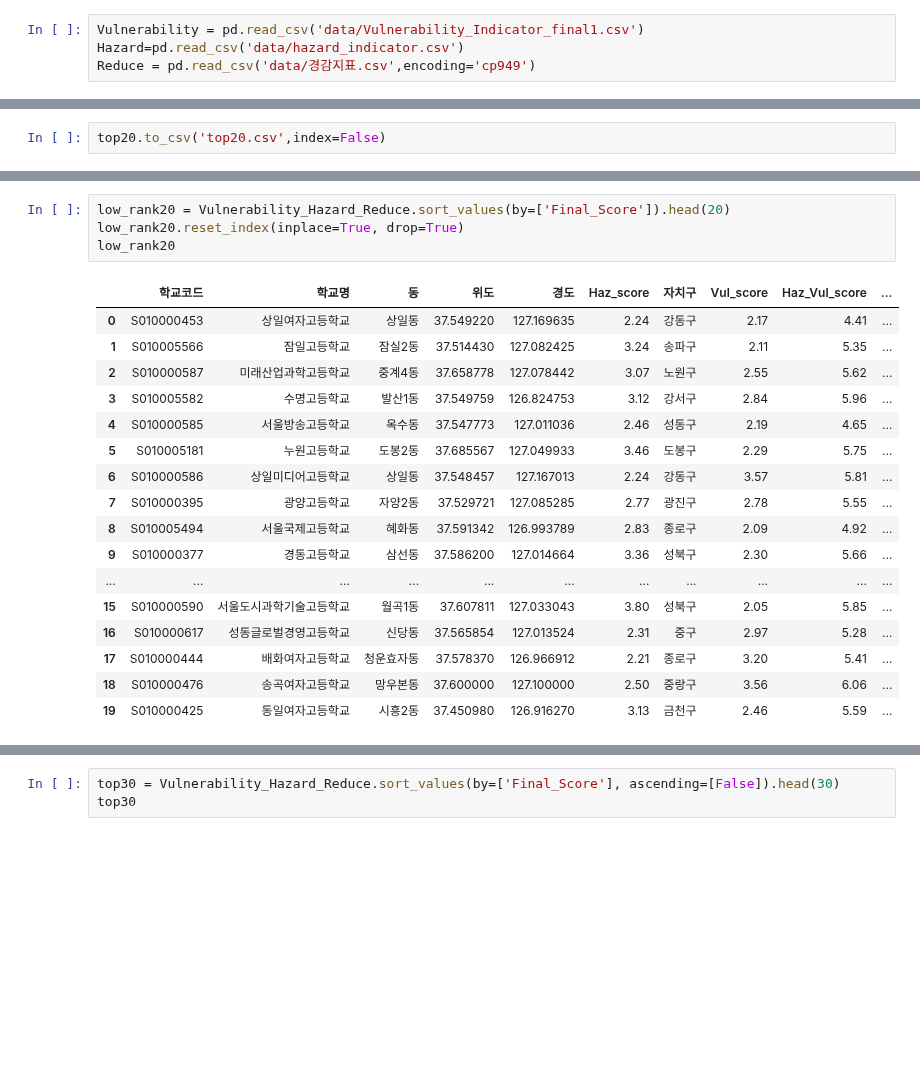
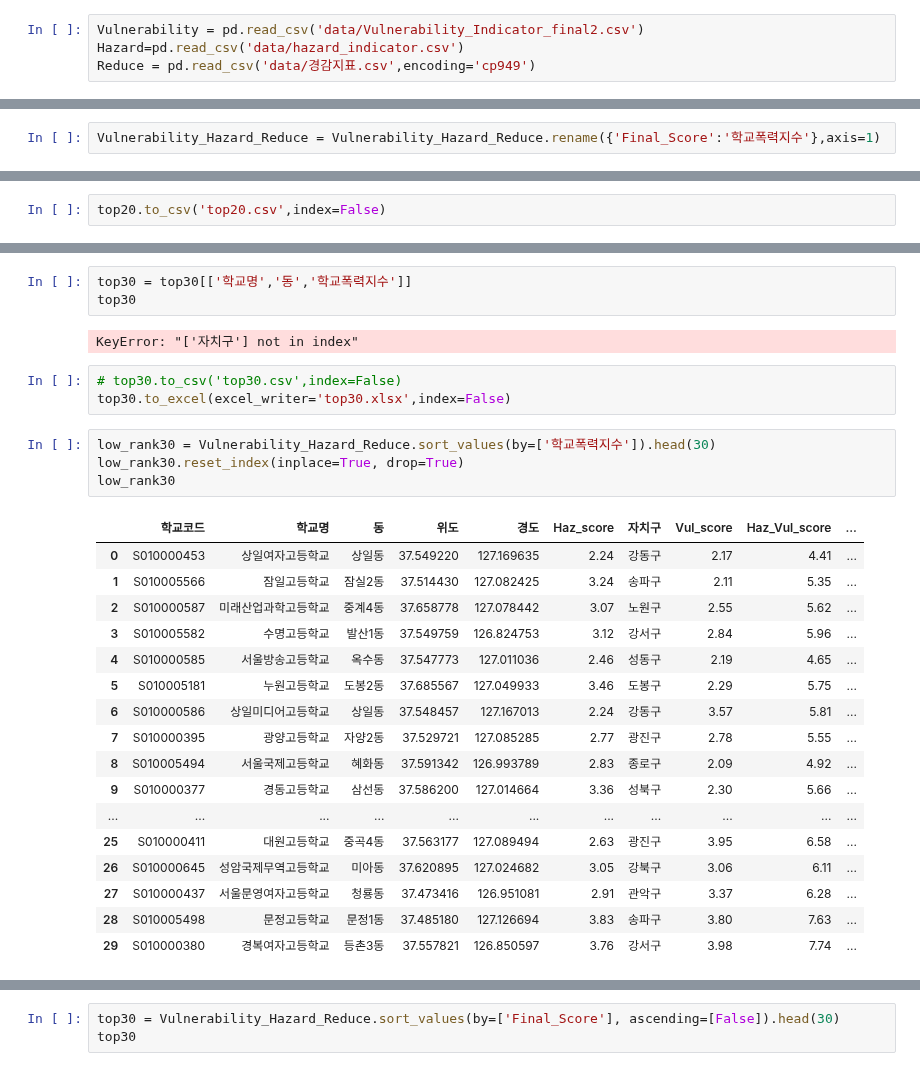
Before and after one commit to nam9296/School_CCTV_Bigdata, a Jupyter notebook: Clustering/2_최종점수산출/Total_Sum.ipynb, the cells around one changed output, grey strips where cells are left out. Saved outputs shown, nothing was run; the diff lists cells and outputs as text; blank space fills up the shorter version.

```diff
--- a/Clustering/2_최종점수산출/Total_Sum.ipynb
+++ b/Clustering/2_최종점수산출/Total_Sum.ipynb
@@ -7,7 +7,7 @@ import pandas as pd
 # %% [markdown]
 ##### 1. 데이터 로드 및 전처리
 # %%
-Vulnerability = pd.read_csv('data/Vulnerability_Indicator_final1.csv')
+Vulnerability = pd.read_csv('data/Vulnerability_Indicator_final2.csv')
 Hazard=pd.read_csv('data/hazard_indicator.csv')
 Reduce = pd.read_csv('data/경감지표.csv',encoding='cp949')
 # %% [markdown]
@@ -175,0 +174,2 @@ Vulnerability_Hazard_Reduce
+# %%
+Vulnerability_Hazard_Reduce = Vulnerability_Hazard_Reduce.rename({'Final_Score':'학교폭력지수'},axis=1)
@@ -241,22 +358,30 @@ top20.to_csv('top20.csv',index=False)
+# %%
+top30 = top30[['학교명','동','학교폭력지수']]
+top30
+# %% [output]
+KeyError: "['자치구'] not in index"
+# %%
+# top30.to_csv('top30.csv',index=False)
+top30.to_excel(excel_writer='top30.xlsx',index=False)
 # %%
-low_rank20 = Vulnerability_Hazard_Reduce.sort_values(by=['Final_Score']).head(20)
-low_rank20.reset_index(inplace=True, drop=True)
-low_rank20
+low_rank30 = Vulnerability_Hazard_Reduce.sort_values(by=['학교폭력지수']).head(30)
+low_rank30.reset_index(inplace=True, drop=True)
+low_rank30
 # %% [output]
 |  | 학교코드 | 학교명 | 동 | 위도 | 경도 | Haz_score | 자치구 | Vul_score | Haz_Vul_score | ... |
 | 0 | S010000453 | 상일여자고등학교 | 상일동 | 37.549220 | 127.169635 | 2.24 | 강동구 | 2.17 | 4.41 | ... |
 | 1 | S010005566 | 잠일고등학교 | 잠실2동 | 37.514430 | 127.082425 | 3.24 | 송파구 | 2.11 | 5.35 | ... |
 | 2 | S010000587 | 미래산업과학고등학교 | 중계4동 | 37.658778 | 127.078442 | 3.07 | 노원구 | 2.55 | 5.62 | ... |
 | 3 | S010005582 | 수명고등학교 | 발산1동 | 37.549759 | 126.824753 | 3.12 | 강서구 | 2.84 | 5.96 | ... |
 | 4 | S010000585 | 서울방송고등학교 | 옥수동 | 37.547773 | 127.011036 | 2.46 | 성동구 | 2.19 | 4.65 | ... |
 | 5 | S010005181 | 누원고등학교 | 도봉2동 | 37.685567 | 127.049933 | 3.46 | 도봉구 | 2.29 | 5.75 | ... |
 | 6 | S010000586 | 상일미디어고등학교 | 상일동 | 37.548457 | 127.167013 | 2.24 | 강동구 | 3.57 | 5.81 | ... |
 | 7 | S010000395 | 광양고등학교 | 자양2동 | 37.529721 | 127.085285 | 2.77 | 광진구 | 2.78 | 5.55 | ... |
 | 8 | S010005494 | 서울국제고등학교 | 혜화동 | 37.591342 | 126.993789 | 2.83 | 종로구 | 2.09 | 4.92 | ... |
 | 9 | S010000377 | 경동고등학교 | 삼선동 | 37.586200 | 127.014664 | 3.36 | 성북구 | 2.30 | 5.66 | ... |
 | ... | ... | ... | ... | ... | ... | ... | ... | ... | ... | ... |
-| 15 | S010000590 | 서울도시과학기술고등학교 | 월곡1동 | 37.607811 | 127.033043 | 3.80 | 성북구 | 2.05 | 5.85 | ... |
-| 16 | S010000617 | 성동글로벌경영고등학교 | 신당동 | 37.565854 | 127.013524 | 2.31 | 중구 | 2.97 | 5.28 | ... |
-| 17 | S010000444 | 배화여자고등학교 | 청운효자동 | 37.578370 | 126.966912 | 2.21 | 종로구 | 3.20 | 5.41 | ... |
-| 18 | S010000476 | 송곡여자고등학교 | 망우본동 | 37.600000 | 127.100000 | 2.50 | 중랑구 | 3.56 | 6.06 | ... |
-| 19 | S010000425 | 동일여자고등학교 | 시흥2동 | 37.450980 | 126.916270 | 3.13 | 금천구 | 2.46 | 5.59 | ... |
+| 25 | S010000411 | 대원고등학교 | 중곡4동 | 37.563177 | 127.089494 | 2.63 | 광진구 | 3.95 | 6.58 | ... |
+| 26 | S010000645 | 성암국제무역고등학교 | 미아동 | 37.620895 | 127.024682 | 3.05 | 강북구 | 3.06 | 6.11 | ... |
+| 27 | S010000437 | 서울문영여자고등학교 | 청룡동 | 37.473416 | 126.951081 | 2.91 | 관악구 | 3.37 | 6.28 | ... |
+| 28 | S010005498 | 문정고등학교 | 문정1동 | 37.485180 | 127.126694 | 3.83 | 송파구 | 3.80 | 7.63 | ... |
+| 29 | S010000380 | 경복여자고등학교 | 등촌3동 | 37.557821 | 126.850597 | 3.76 | 강서구 | 3.98 | 7.74 | ... |
```
Also changed, not shown: parts of 34 cells of this notebook.
